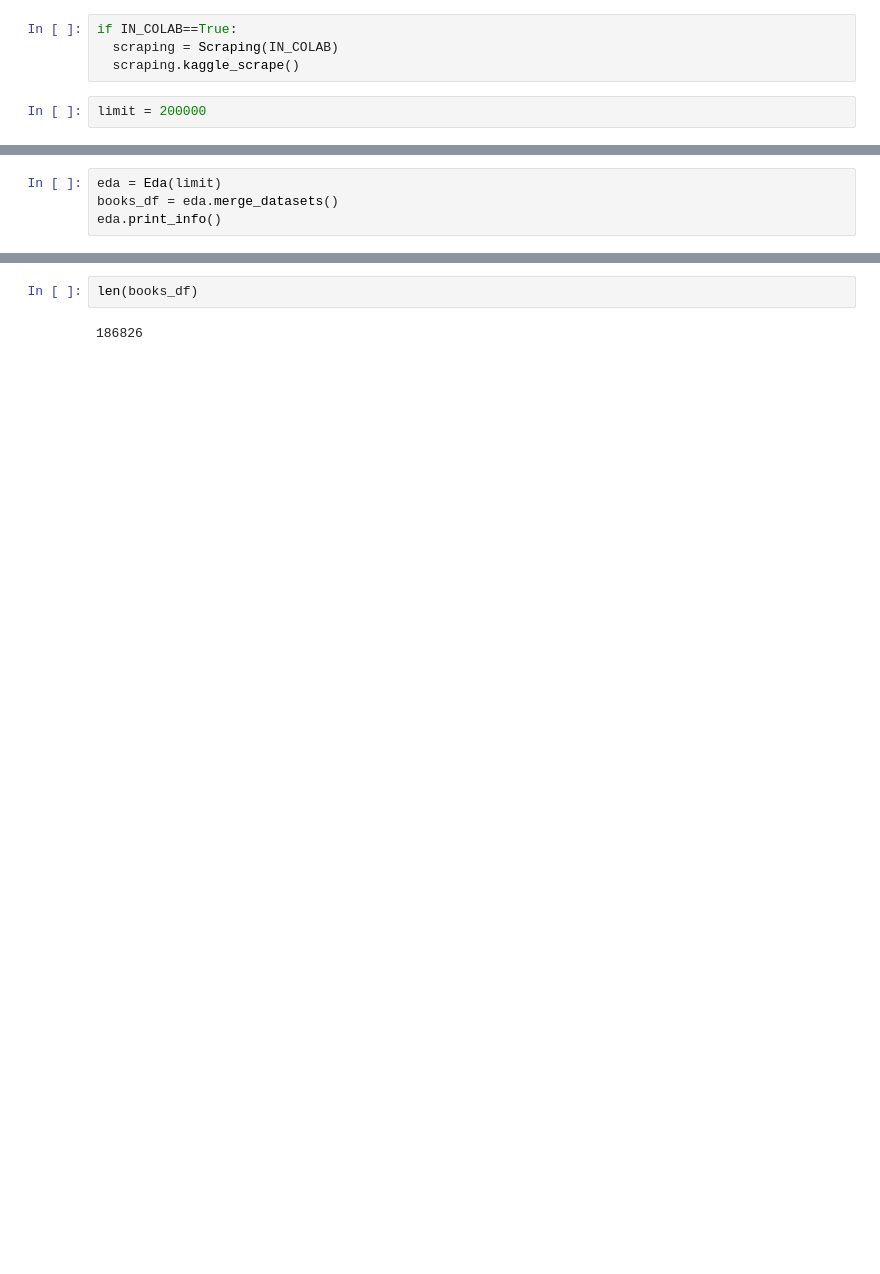
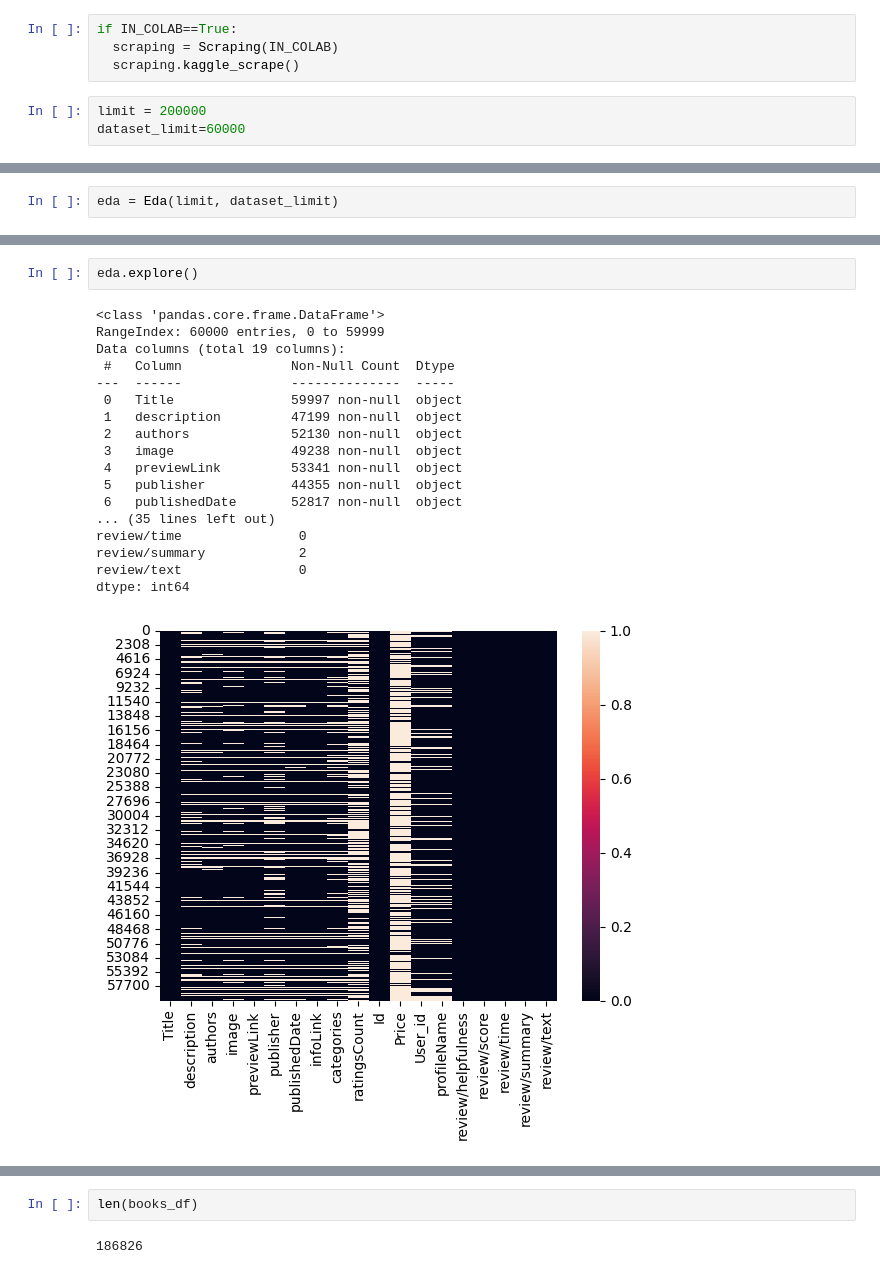
Before and after one commit to fernandaluft/final_project, a Jupyter notebook: src/eda.ipynb, the cells around one changed output, grey strips where cells are left out. Cells and saved outputs as stored; diff of their text form; blank space fills up the shorter version.

```diff
--- a/src/eda.ipynb
+++ b/src/eda.ipynb
@@ -35,5 +32,6 @@ if IN_COLAB==True:
   scraping.kaggle_scrape()
 # %%
 limit = 200000
+dataset_limit=60000
 # %%
 class Eda():
@@ -57,4 +98,2 @@ class Eda():
 # %%
-eda = Eda(limit)
-books_df = eda.merge_datasets()
-eda.print_info()
+eda = Eda(limit, dataset_limit)
@@ -78,0 +106,21 @@ Data columns (total 19 columns):
+# %%
+eda.explore()
+# %% [output]
+<class 'pandas.core.frame.DataFrame'>
+RangeIndex: 60000 entries, 0 to 59999
+Data columns (total 19 columns):
+ #   Column              Non-Null Count  Dtype
+---  ------              --------------  -----
+ 0   Title               59997 non-null  object
+ 1   description         47199 non-null  object
+ 2   authors             52130 non-null  object
+ 3   image               49238 non-null  object
+ 4   previewLink         53341 non-null  object
+ 5   publisher           44355 non-null  object
+ 6   publishedDate       52817 non-null  object
+... (35 lines left out)
+review/time               0
+review/summary            2
+review/text               0
+dtype: int64
+[figure, added]
```
Also changed, not shown: parts of 9 cells of this notebook, 2 other files.
